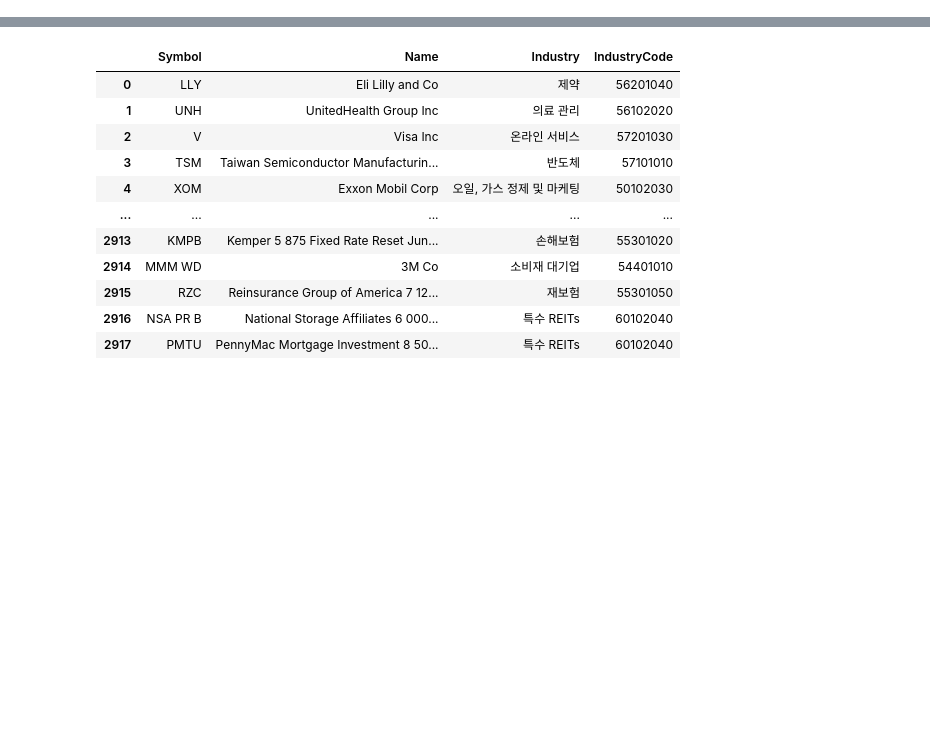
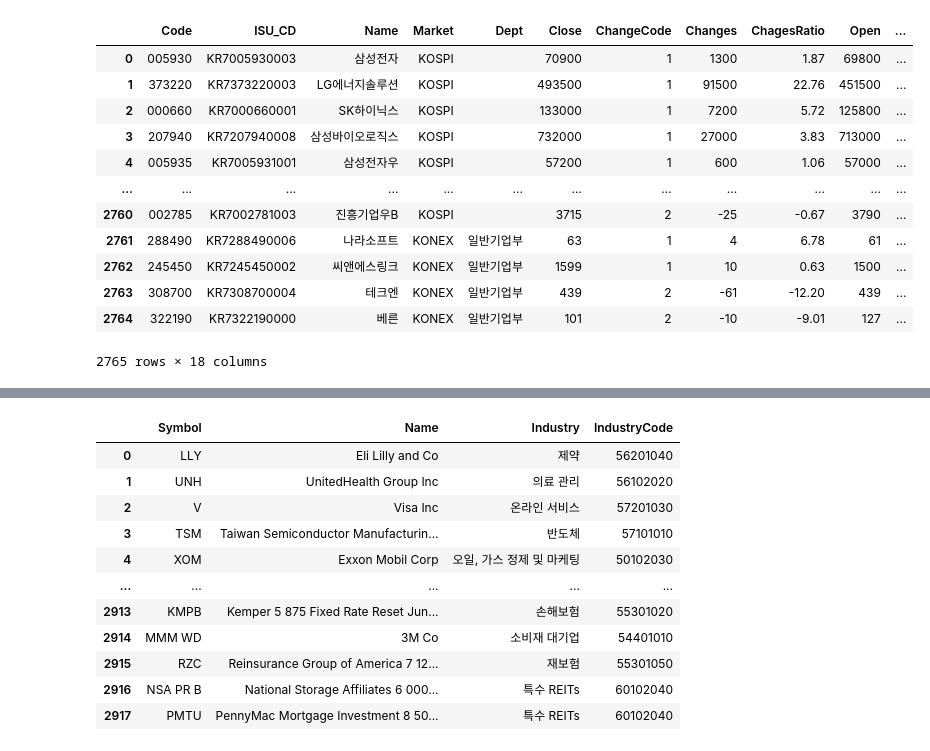
Before and after one commit to epzlfnql/Automated-Trading-Systems, a Jupyter notebook: stock_selection/load_stock.ipynb, the cells around one changed output, grey strips where cells are left out. Saved outputs shown, nothing was run; the diff lists cells and outputs as text; code cells hidden in the pictures; blank space fills up the shorter version.

```diff
--- a/stock_selection/load_stock.ipynb
+++ b/stock_selection/load_stock.ipynb
@@ -36,0 +53,20 @@ nyse_lst = fdr.StockListing('NYSE') # 뉴욕증권거래소 (NYSE): 3,364 종목
+# %%
+krx_lst['marcap_rank'] = krx_lst['Marcap'].rank(ascending=False)-1
+krx_lst['marcap_rank_ratio'] = list(map(int, ((krx_lst['marcap_rank']/len(krx_lst) * 100)//10+1)*10)) # 10개 랭크로 나누기
+krx_lst['marcap_percentile'] = krx_lst.apply(lambda x:f"상위 {x['marcap_rank_ratio']}%", axis=1)
+krx_lst.drop(['marcap_rank', 'marcap_rank_ratio'], axis=1, inplace=True)
+krx_lst
+# %% [output]
+|  | Code | ISU_CD | Name | Market | Dept | Close | ChangeCode | Changes | ChagesRatio | Open | ... |
+| 0 | 005930 | KR7005930003 | 삼성전자 | KOSPI |  | 70900 | 1 | 1300 | 1.87 | 69800 | ... |
+| 1 | 373220 | KR7373220003 | LG에너지솔루션 | KOSPI |  | 493500 | 1 | 91500 | 22.76 | 451500 | ... |
+| 2 | 000660 | KR7000660001 | SK하이닉스 | KOSPI |  | 133000 | 1 | 7200 | 5.72 | 125800 | ... |
+| 3 | 207940 | KR7207940008 | 삼성바이오로직스 | KOSPI |  | 732000 | 1 | 27000 | 3.83 | 713000 | ... |
+| 4 | 005935 | KR7005931001 | 삼성전자우 | KOSPI |  | 57200 | 1 | 600 | 1.06 | 57000 | ... |
+| ... | ... | ... | ... | ... | ... | ... | ... | ... | ... | ... | ... |
+| 2760 | 002785 | KR7002781003 | 진흥기업우B | KOSPI |  | 3715 | 2 | -25 | -0.67 | 3790 | ... |
+| 2761 | 288490 | KR7288490006 | 나라소프트 | KONEX | 일반기업부 | 63 | 1 | 4 | 6.78 | 61 | ... |
+| 2762 | 245450 | KR7245450002 | 씨앤에스링크 | KONEX | 일반기업부 | 1599 | 1 | 10 | 0.63 | 1500 | ... |
+| 2763 | 308700 | KR7308700004 | 테크엔 | KONEX | 일반기업부 | 439 | 2 | -61 | -12.20 | 439 | ... |
+| 2764 | 322190 | KR7322190000 | 베른 | KONEX | 일반기업부 | 101 | 2 | -10 | -9.01 | 127 | ... |
+2765 rows × 18 columns
```
Also changed, not shown: parts of 8 cells of this notebook.
